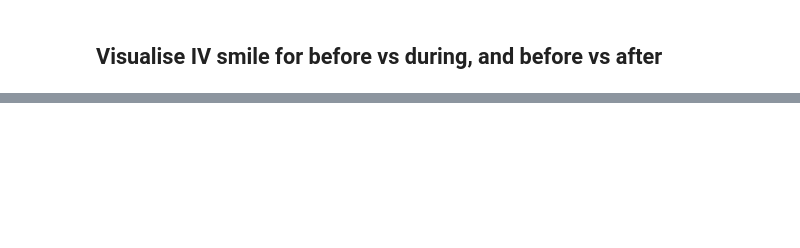
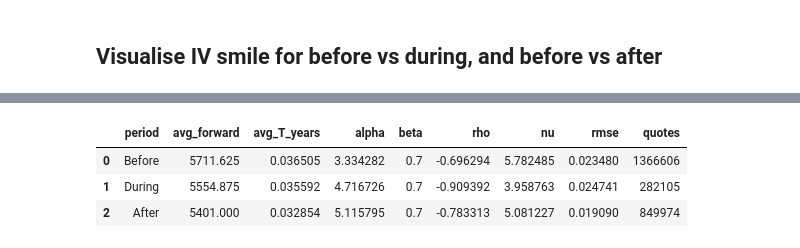
Before and after one commit to xavierchen0/qf620-stoch-proj, a Jupyter notebook: proj.ipynb, the cells around one changed output, grey strips where cells are left out. Saved outputs shown, nothing was run; the diff lists cells and outputs as text; code cells hidden in the pictures; blank space fills up the shorter version.

```diff
--- a/proj.ipynb
+++ b/proj.ipynb
@@ -624,6 +665,7 @@ period_configs3 = {
     "during": 13,
     "after": 12,
 }
+
 
 def _period_mask(timestamps: pd.Series, window: str) -> pd.Series:
     event_day = pd.Timestamp("2025-04-02 16:00:00")
@@ -635,6 +677,7 @@ def _period_mask(timestamps: pd.Series, window: str) -> pd.Series:
     if window == "after":
         return timestamps >= event_end
     raise ValueError("period must be one of {'before', 'during', 'after'}")
+
 
 def _prepare_slice(period: str, target_ttm: int) -> pd.DataFrame:
     mask = _period_mask(atm_otm_options["timestamp"], period)
@@ -659,6 +702,7 @@ def _prepare_slice(period: str, target_ttm: int) -> pd.DataFrame:
     subset = subset.sort_values("strike")
     return subset
 
+
 calibration_rows: list[dict[str, float | str]] = []
 fitted_smiles: list[dict[str, np.ndarray | str]] = []
 
@@ -676,9 +720,7 @@ for period1, cfg in period_configs3.items():
     smile = smile.sort_values("strike")
 
     if smile.shape[0] < 4:
-        raise ValueError(
-            f"Not enough quotes at timestamp {latest_ts} for '{period1}'."
-        )
+        raise ValueError(f"Not enough quotes at timestamp {latest_ts} for '{period1}'.")
 
     F = float(smile["forward_price"].iloc[0])
     T = float(smile["time_to_maturity_years"].iloc[0])
@@ -690,33 +732,38 @@ for period1, cfg in period_configs3.items():
         initial_guess,
     )
     alpha, rho, nu = res.x
     model_vols = np.array([SABR(F, K, T, alpha, BETA, rho, nu) for K in strikes])
     rmse = float(np.sqrt(np.mean((model_vols - market_vols) ** 2)))
 
     calibration_rows.append(
         {
             "period": period1.title(),
             "avg_forward": F,
             "avg_T_years": T,
             "alpha": alpha,
             "beta": BETA,
             "rho": rho,
             "nu": nu,
             "rmse": rmse,
             "quotes": len(subset1),
         }
     )
     fitted_smiles.append(
         {
             "period": period1.title(),
             "strikes": strikes,
             "market_vols": market_vols,
             "model_vols": model_vols,
         }
     )
 
 calibration_summary = pd.DataFrame(calibration_rows)
 calibration_summary
+# %% [output]
+|  | period | avg_forward | avg_T_years | alpha | beta | rho | nu | rmse | quotes |
+| 0 | Before | 5711.625 | 0.036505 | 3.334282 | 0.7 | -0.696294 | 5.782485 | 0.023480 | 1366606 |
+| 1 | During | 5554.875 | 0.035592 | 4.716726 | 0.7 | -0.909392 | 3.958763 | 0.024741 | 282105 |
+| 2 | After | 5401.000 | 0.032854 | 5.115795 | 0.7 | -0.783313 | 5.081227 | 0.019090 | 849974 |
 # %%
 """
 For each period (before, during, after), take the target TTM,
```
Also changed, not shown: parts of 14 cells of this notebook, 1 other file.
